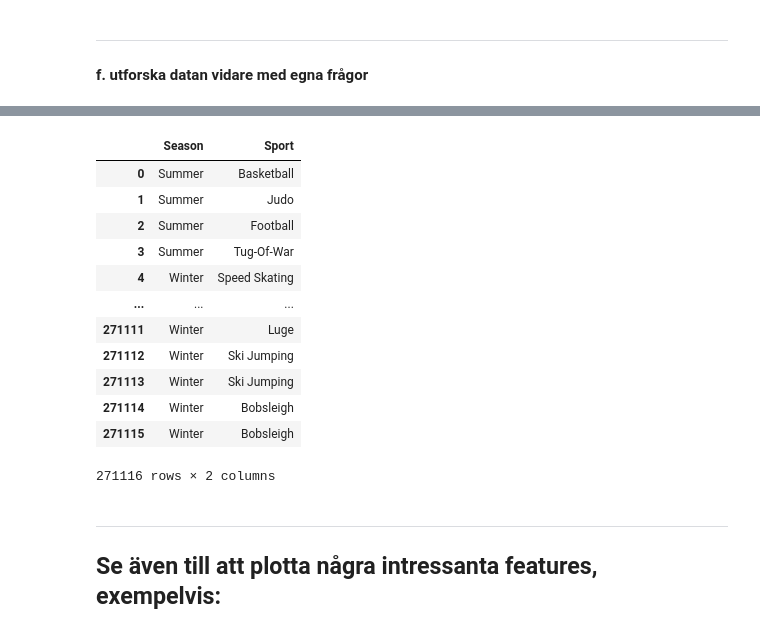
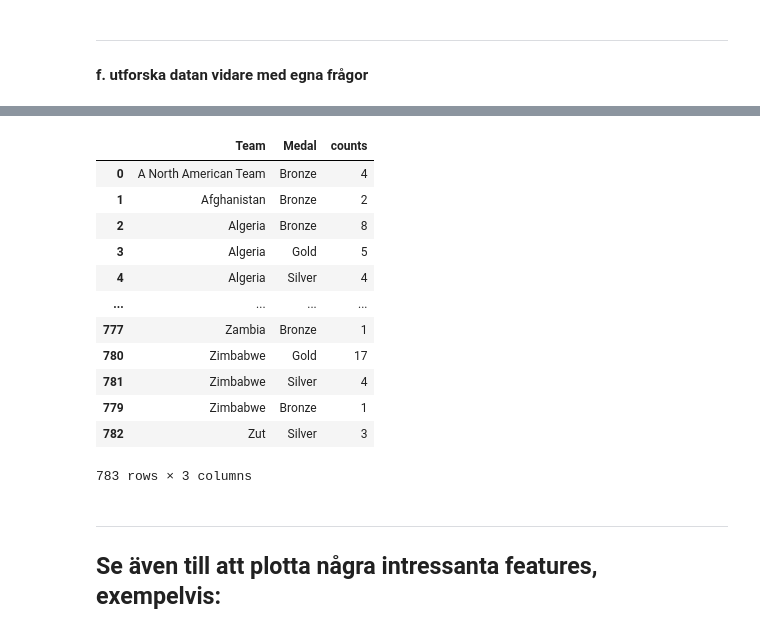
Before and after one commit to SCGlass/Databehandling_project_OS, a Jupyter notebook: Sam/Data_exploration_Sam.ipynb, the cells around one changed output, grey strips where cells are left out. Cells and saved outputs as stored; diff of their text form; code cells hidden in the pictures.

Commit message:
Trying to work out how to separate the medal counts

```diff
--- a/Sam/Data_exploration_Sam.ipynb
+++ b/Sam/Data_exploration_Sam.ipynb
@@ -179,25 +179,33 @@ df_events.head()
 | 2 | 3 | Gunnar Nielsen Aaby | M | 24.0 | NaN | NaN | Denmark | DEN | 1920 Summer | 1920 | Summer | ... |
 | 3 | 4 | Edgar Lindenau Aabye | M | 34.0 | NaN | NaN | Denmark/Sweden | DEN | 1900 Summer | 1900 | Summer | ... |
 | 4 | 5 | Christine Jacoba Aaftink | F | 21.0 | 185.0 | 82.0 | Netherlands | NED | 1988 Winter | 1988 | Winter | ... |
-# %%
-# which event are summer event and which are winter events
-
-df_seasonal = df_events[["Season","Sport"]]
-df_seasonal
-# %% [output]
-|  | Season | Sport |
-| 0 | Summer | Basketball |
-| 1 | Summer | Judo |
-| 2 | Summer | Football |
-| 3 | Summer | Tug-Of-War |
-| 4 | Winter | Speed Skating |
-| ... | ... | ... |
-| 271111 | Winter | Luge |
-| 271112 | Winter | Ski Jumping |
-| 271113 | Winter | Ski Jumping |
-| 271114 | Winter | Bobsleigh |
-| 271115 | Winter | Bobsleigh |
-271116 rows × 2 columns
+# %%
+# Which teams have the most medals
+
+df_medal_count = df_events.groupby(["Team","Medal"]).Medal.count().reset_index(name='counts')
+
+df_medal_count = df_medal_count.sort_values("Team")
+
+
+
+#df_medal_count = df_medal_count
+
+#df_medal_count = df_medal_count.groupby(["Team"],sort=True).sum()
+df_medal_count
+# %% [output]
+|  | Team | Medal | counts |
+| 0 | A North American Team | Bronze | 4 |
+| 1 | Afghanistan | Bronze | 2 |
+| 2 | Algeria | Bronze | 8 |
+| 3 | Algeria | Gold | 5 |
+| 4 | Algeria | Silver | 4 |
+| ... | ... | ... | ... |
+| 777 | Zambia | Bronze | 1 |
+| 780 | Zimbabwe | Gold | 17 |
+| 781 | Zimbabwe | Silver | 4 |
+| 779 | Zimbabwe | Bronze | 1 |
+| 782 | Zut | Silver | 3 |
+783 rows × 3 columns
 # %% [markdown]
 ----
 ## Se även till att plotta några intressanta features, exempelvis:
```
